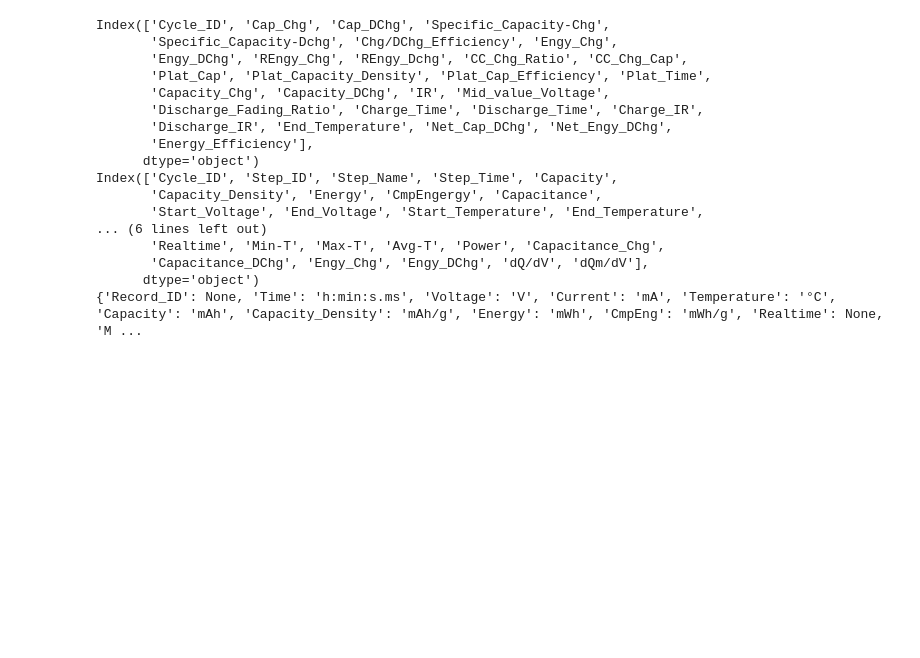
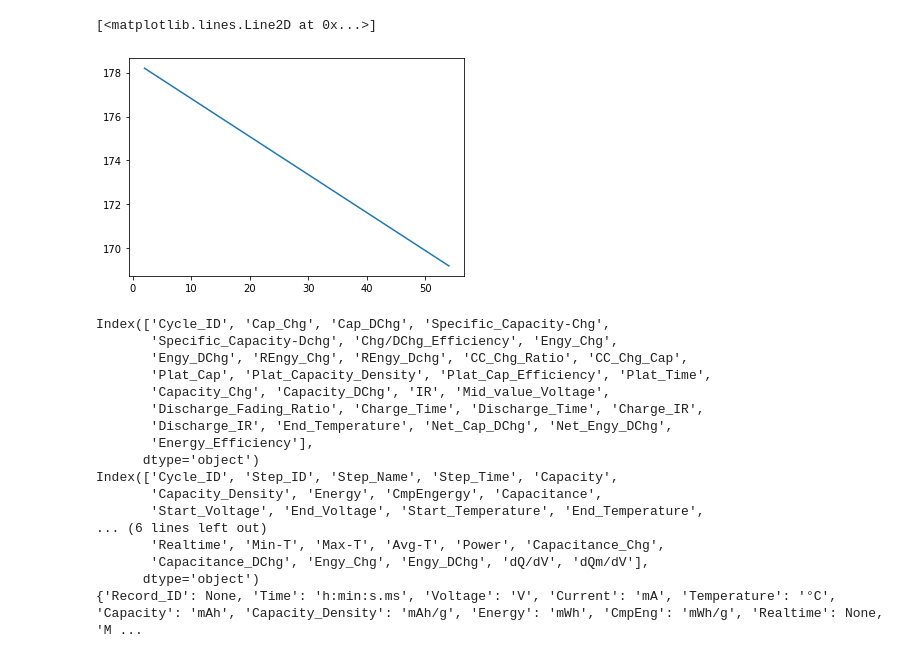
Before and after one commit to mmemcormier/cell-explorer, a Jupyter notebook: vcurve_from_neware.ipynb, the cells around one changed output. Drawn from its saved outputs; the diff is of its cells as text; code cells hidden in the pictures; blank space fills up the shorter version.

Commit message:
Added select by rate functionality to discharge cap vs cycle number.

```diff
--- a/vcurve_from_neware.ipynb
+++ b/vcurve_from_neware.ipynb
@@ -15,3 +15,10 @@ Found record labels.
+# %%
+cyc_nums = nd.select_by_rate('C/20')
+cycnums, dcap = nd.get_discap(cycnums=cyc_nums)
+plt.plot(cycnums, dcap)
+# %% [output]
+[<matplotlib.lines.Line2D at 0x...>]
+[figure, added]
 # %%
 print(nd.cyc.columns)
 #print(nd.cycunits)
```
Also changed, not shown: parts of 1 cell of this notebook, 2 other files.
